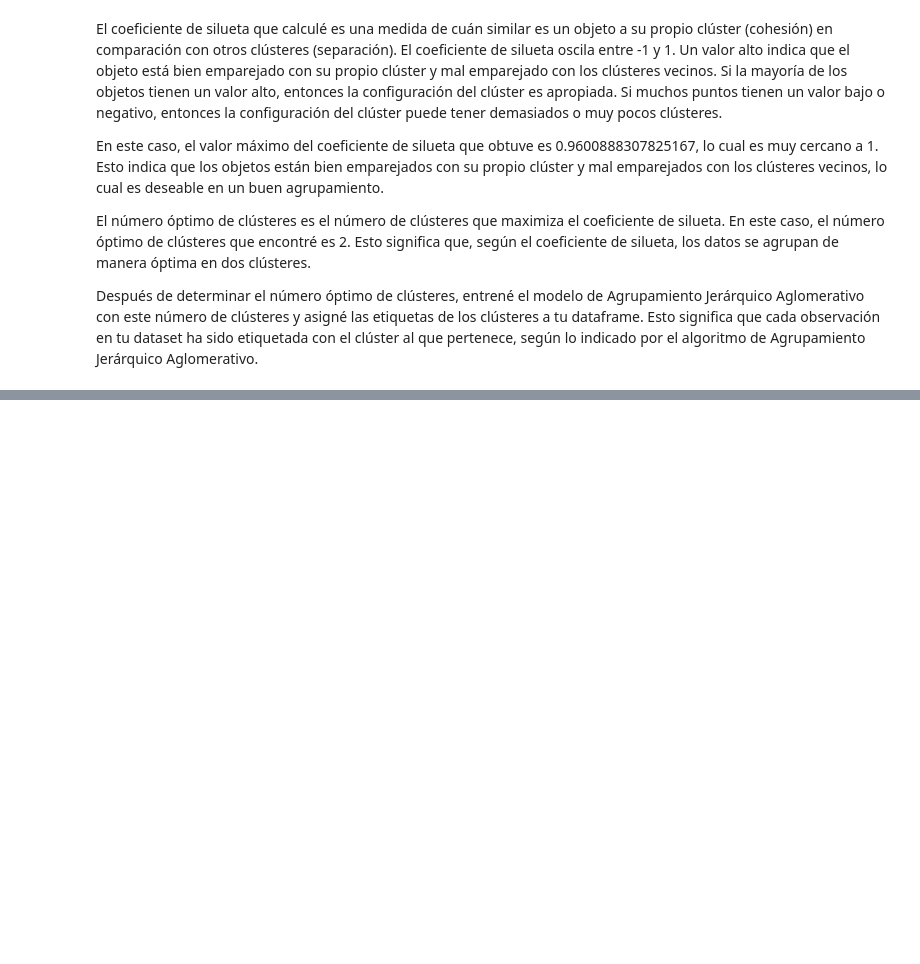
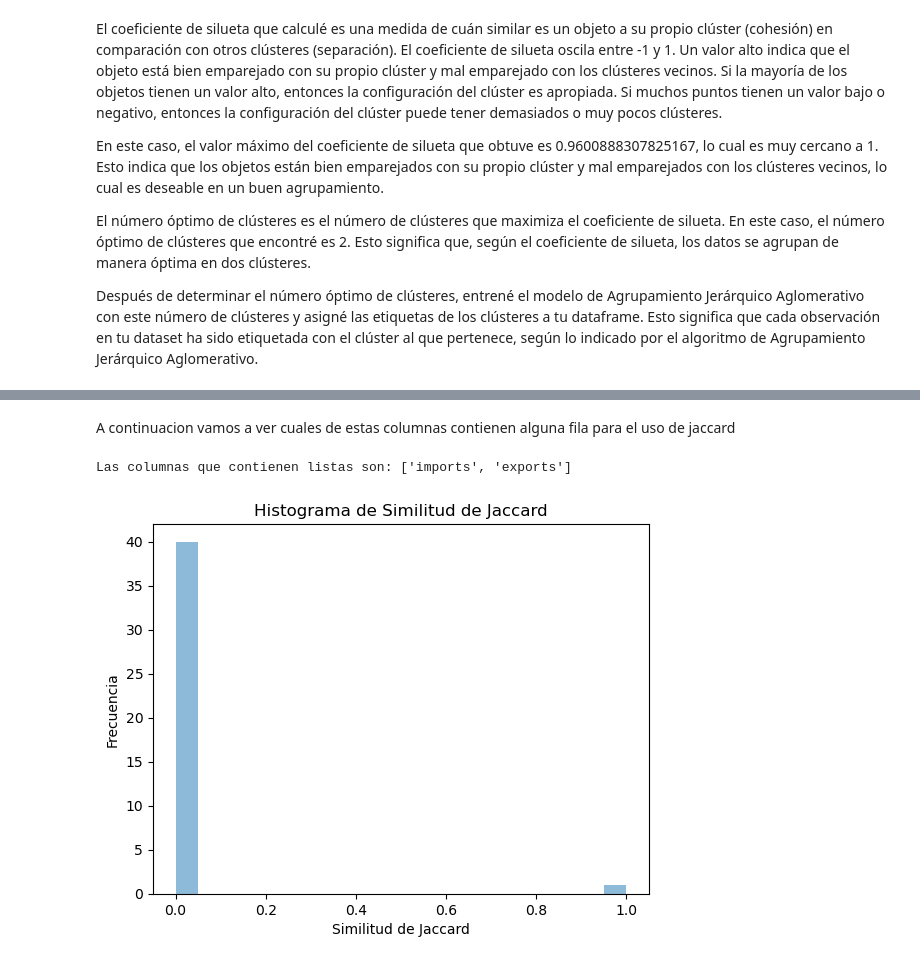
Before and after one commit to SantiagoTaracena/sds-lab-04, a Jupyter notebook: src/main.ipynb, the cells around one changed output, grey strips where cells are left out. Saved outputs shown, nothing was run; the diff lists cells and outputs as text; code cells hidden in the pictures; blank space fills up the shorter version.

Commit message:
jaccard added

```diff
--- a/src/main.ipynb
+++ b/src/main.ipynb
@@ -783,0 +730,11 @@ TypeError: 'ellipsis' object is not subscriptable
+# %%
+def jaccard_similarity(list1, list2):
+    intersection = len(list(set(list1).intersection(list2)))
+    union = (len(list1) + len(list2)) - intersection
+    # Añade una condición para manejar el caso en que ambas listas están vacías
+    if union == 0:
+        return 1  # o cualquier valor que consideres apropiado en este caso
+    else:
+        return float(intersection) / union
+# %%
+dd = pd.read_csv("./data/malware-dataset.csv")
@@ -783,0 +751,31 @@ TypeError: 'ellipsis' object is not subscriptable
+# %% [markdown]
+A continuacion vamos a ver cuales de estas columnas contienen alguna fila para el uso de jaccard
+# %%
+# Encuentra todas las columnas que contienen listas
+list_columns = [col for col in dd.columns if dd[col].apply(type).eq(list).any()]
+
+# Imprime las columnas que contienen listas
+print("Las columnas que contienen listas son:", list_columns)
+# %% [output]
+Las columnas que contienen listas son: ['imports', 'exports']
+# %%
+dd['imports'] = dd['imports'].replace(np.nan, '[]')
+dd['exports'] = dd['exports'].replace(np.nan, '[]')
+
+# Asegúrate de que tus datos estén en el formato correcto
+dd['imports'] = dd['imports'].apply(lambda x: literal_eval(x) if isinstance(x, str) else x)
+dd['exports'] = dd['exports'].apply(lambda x: literal_eval(x) if isinstance(x, str) else x)
+
+# Calcula la similitud de Jaccard para cada fila
+dd['jaccard_similarity'] = dd.apply(lambda row: jaccard_similarity(row['imports'], row['exports']), axis=1)
+# %%
+import matplotlib.pyplot as plt
+
+# Crea un histograma de las similitudes de Jaccard
+plt.hist(dd['jaccard_similarity'], bins=20, alpha=0.5)
+plt.title('Histograma de Similitud de Jaccard')
+plt.xlabel('Similitud de Jaccard')
+plt.ylabel('Frecuencia')
+plt.show()
+# %% [output]
+[figure, added]
```
Also changed, not shown: parts of 35 cells of this notebook.
